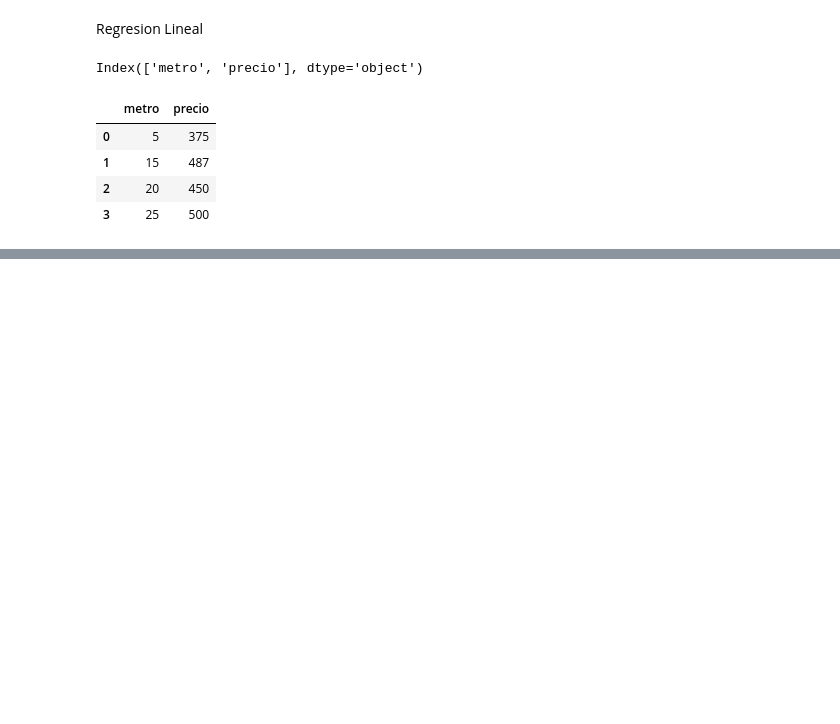
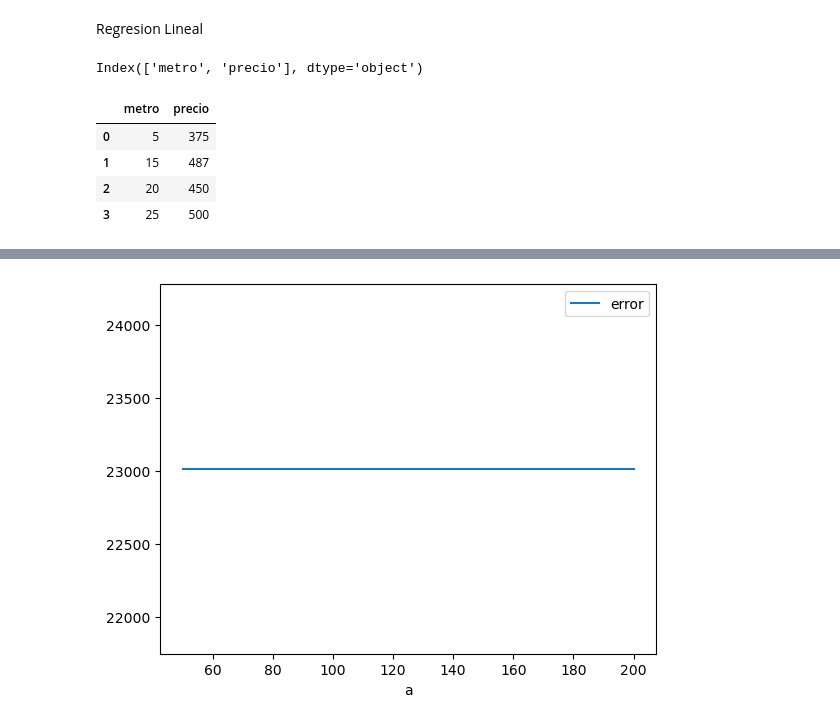
Before and after one commit to Aizuwu/Unad, a Jupyter notebook: data.ipynb, the cells around one changed output, grey strips where cells are left out. Cells and saved outputs as stored; diff of their text form; code cells hidden in the pictures; blank space fills up the shorter version.

```diff
--- a/data.ipynb
+++ b/data.ipynb
@@ -43,0 +61,5 @@ plt.show()
+# %%
+# calculo de la funcion de error
+lineal['diff'] = lineal['pred']-lineal['precio']
+lineal['cuad'] = lineal['diff']**2
+lineal.head()
@@ -43,0 +76,5 @@ plt.show()
+# %%
+# grid de la funcion de error basado en m, b=0
+w = np.linspace(50,200,50)
+grid_error = pd.DataFrame(w, columns=['a'])
+grid_error.head()
@@ -43,0 +88,10 @@ plt.show()
+# %%
+def sum_error(w, lineal):
+    b=0
+    lineal['pred'] = lineal['metro']*a+b
+    lineal['diff'] = lineal['pred']-lineal['precio']
+    lineal['cuad'] = lineal['diff']**2
+    return(lineal['cuad'].mean())
+# %%
+grid_error['error']=grid_error['a'].apply(lambda x: sum_error(x, lineal=lineal))
+grid_error.head()
@@ -43,0 +105,5 @@ plt.show()
+# %%
+grid_error.plot(x='a',y='error')
+plt.show()
+# %% [output]
+[figure, added]
```
Also changed, not shown: parts of 8 cells of this notebook.
